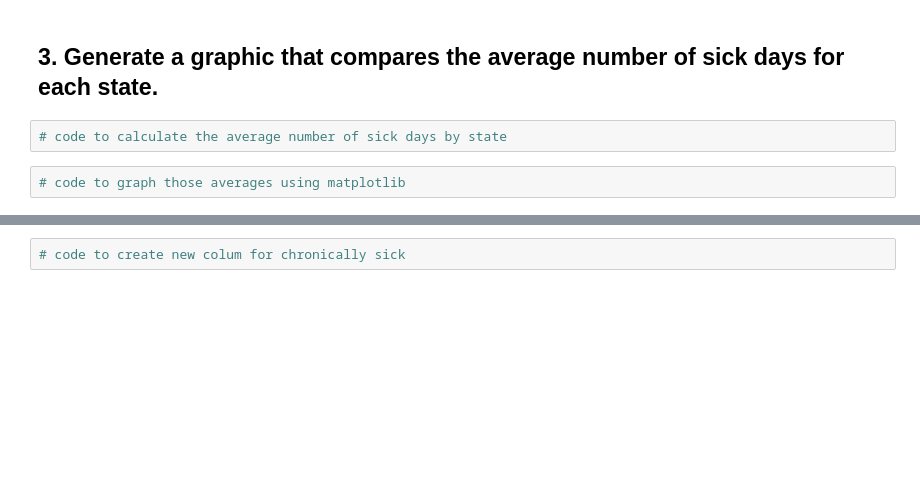
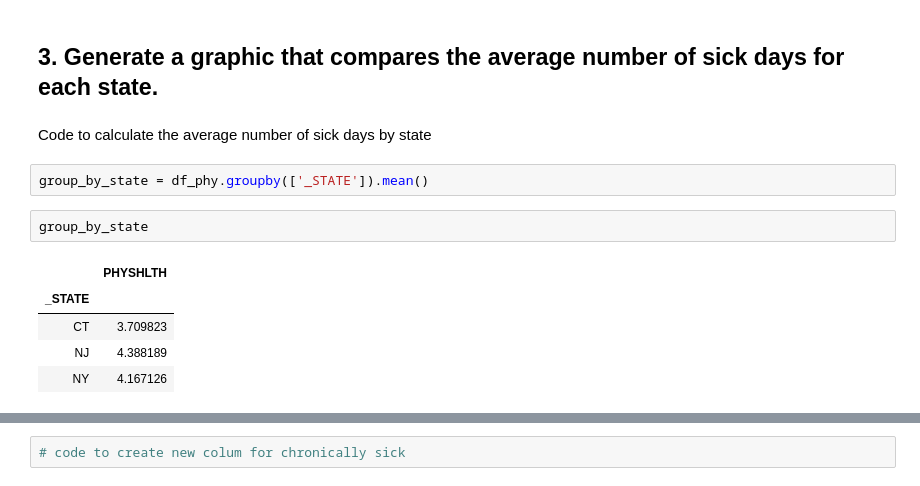
Before and after one commit to k0marrr1/nyc-mhtn-ds-010620-lectures, a Jupyter notebook: week_2/case_study/Data_Exploration_Applied.ipynb, the cells around one changed output, grey strips where cells are left out. Drawn from its saved outputs; the diff is of its cells as text; blank space fills up the shorter version.

```diff
--- a/week_2/case_study/Data_Exploration_Applied.ipynb
+++ b/week_2/case_study/Data_Exploration_Applied.ipynb
@@ -245,7 +197,15 @@ hist = df_phy.hist(bins=3)
 graphic showing the distribution of data
 # %% [markdown]
 ## 3. Generate a graphic that compares the average number of sick days for each state.
-# %%
-# code to calculate the average number of sick days by state
-# %%
-# code to graph those averages using matplotlib
+# %% [markdown]
+Code to calculate the average number of sick days by state
+# %%
+group_by_state = df_phy.groupby(['_STATE']).mean()
+# %%
+group_by_state
+# %% [output]
+|  | PHYSHLTH |
+| _STATE |  |
+| CT | 3.709823 |
+| NJ | 4.388189 |
+| NY | 4.167126 |
```
Also changed, not shown: parts of 7 cells of this notebook.
